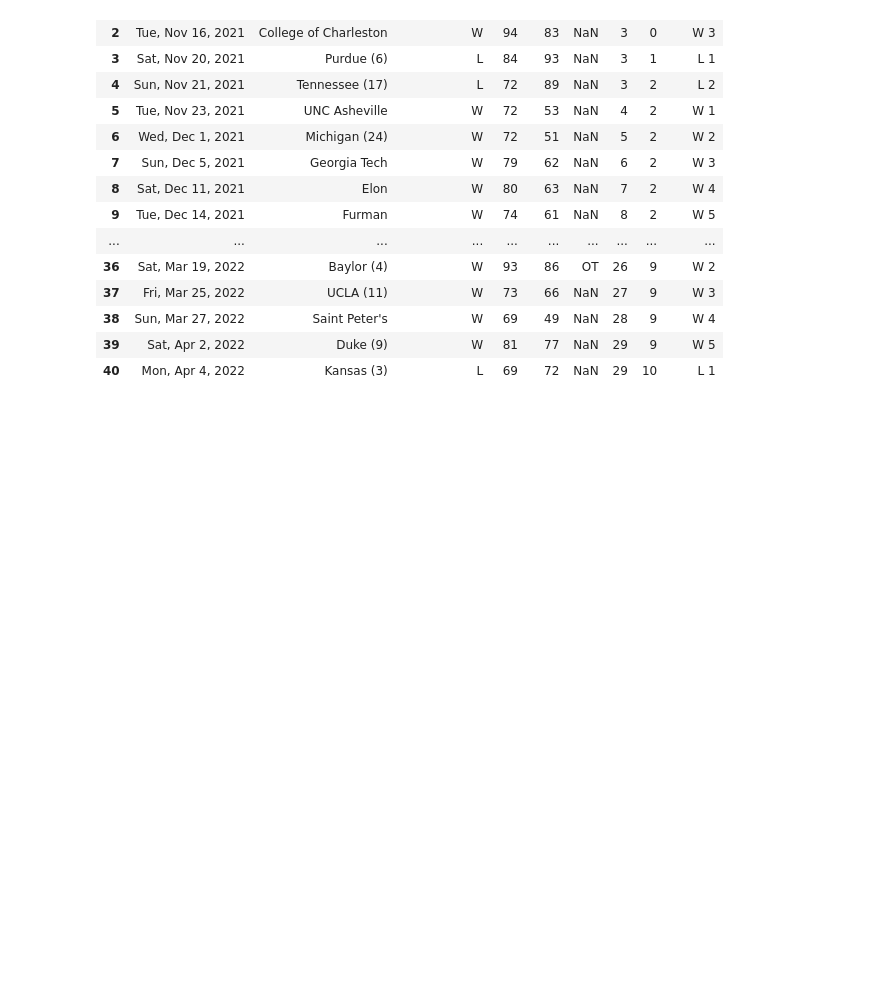
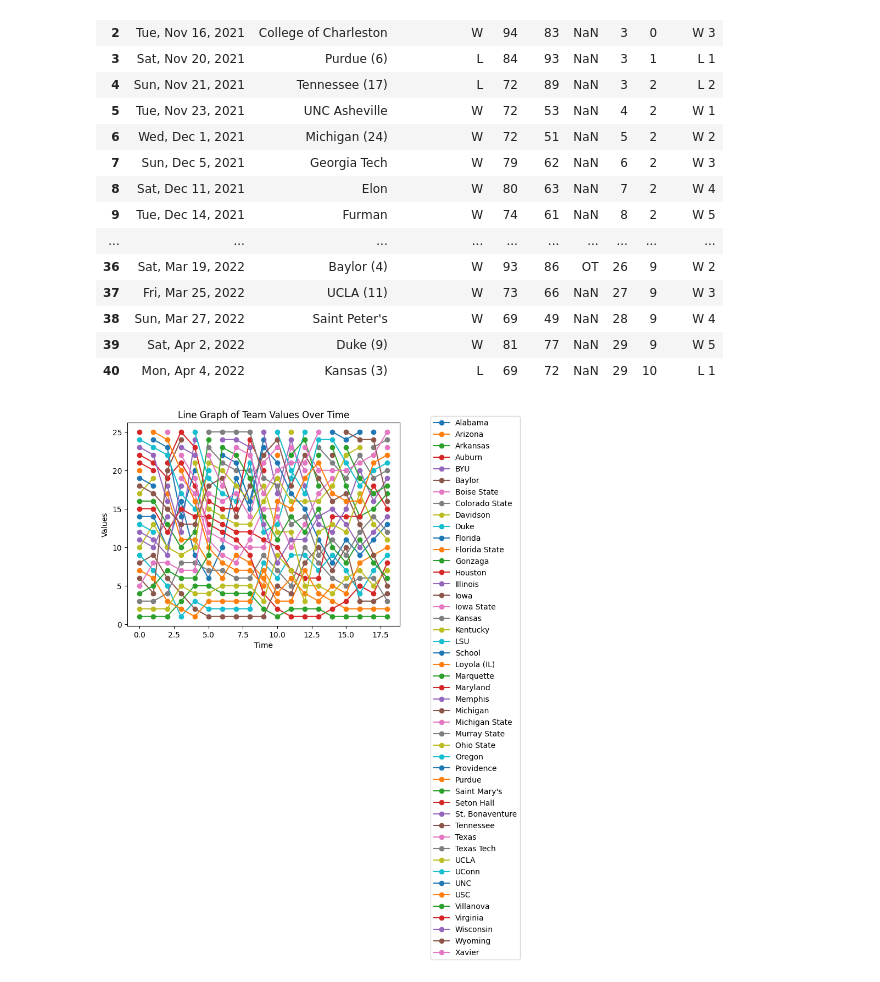
Before and after one commit to gu-dsan6000/fall-2023-reddit-project-team-26, a Jupyter notebook: code/nlp/project_external_data.ipynb, the cells around one changed output. Cells and saved outputs as stored; diff of their text form; code cells hidden in the pictures; blank space fills up the shorter version.

Commit message:
cleaned external data, added commentary

```diff
--- a/code/nlp/project_external_data.ipynb
+++ b/code/nlp/project_external_data.ipynb
@@ -39,0 +18,20 @@ rankings
+# %%
+url = 'https://www.sports-reference.com/cbb/seasons/men/2022-polls.html'
+rankings = pd.read_html(url, header=2)[0]
+rankings = rankings.drop('Conf', axis=1)
+
+rankings_transpose = rankings.T
+rankings_transpose = rankings_transpose.reset_index(drop=True)
+
+new_header = rankings_transpose.iloc[0] #grab the first row for the header
+rankings_transpose = rankings_transpose[1:] #take the data less the header row
+rankings_transpose.columns = new_header
+
+for column in rankings_transpose.columns:
+    rankings_transpose[column] = pd.to_numeric(rankings_transpose[column], errors='coerce')
+rankings_transpose.dtypes
+
+rankings_transpose = rankings_transpose.reset_index(drop=True)
+rankings_transpose = rankings_transpose.drop(rankings_transpose.columns[20], axis=1)
+
+rankings_transpose
@@ -87,3 +104,18 @@ unc_schedule
 | 38 | Sun, Mar 27, 2022 | Saint Peter's | W | 69 | 49 | NaN | 28 | 9 | W 4 |
 | 39 | Sat, Apr 2, 2022 | Duke (9) | W | 81 | 77 | NaN | 29 | 9 | W 5 |
 | 40 | Mon, Apr 4, 2022 | Kansas (3) | L | 69 | 72 | NaN | 29 | 10 | L 1 |
+# %%
+import matplotlib.pyplot as plt
+
+rankings_transpose.plot(kind='line', marker='o')
+
+# Adding labels and title
+plt.xlabel('Time')
+plt.ylabel('Values')
+plt.title('Line Graph of Team Values Over Time')
+
+# Display the plot
+plt.legend(bbox_to_anchor=(1.1, 1.05))
+plt.show()
+# %% [output]
+[figure, added]
```
Also changed, not shown: parts of 6 cells of this notebook.
